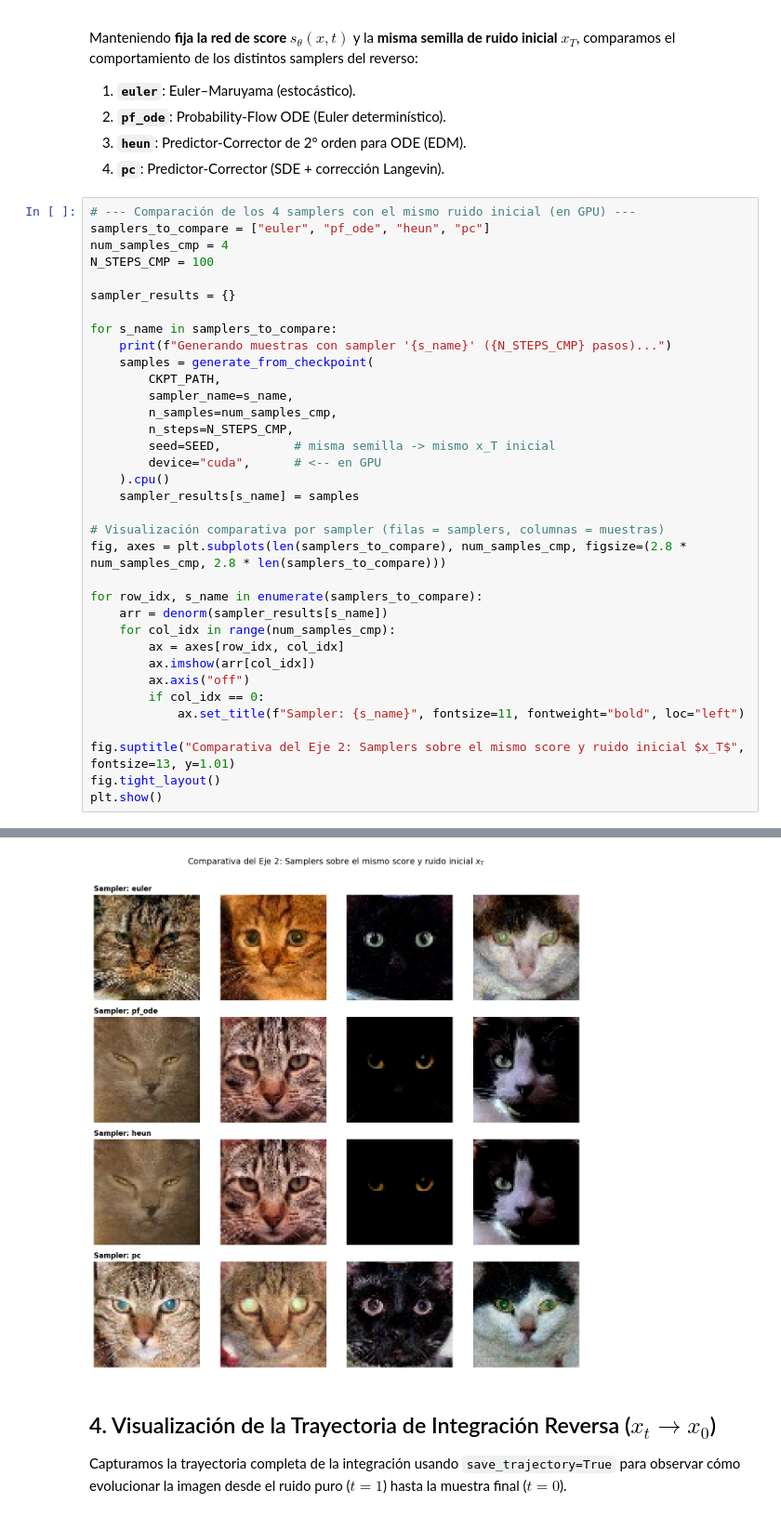
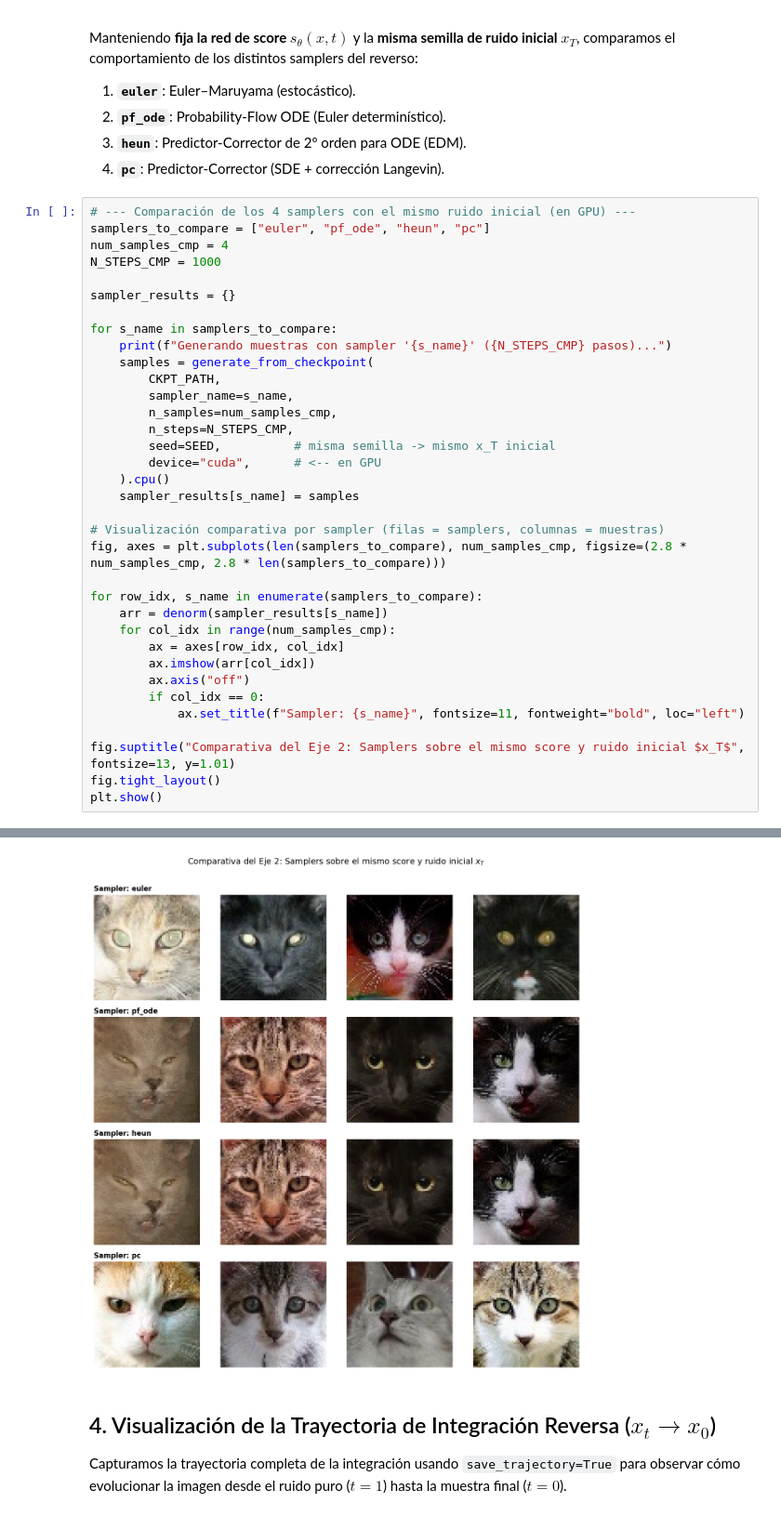
Before and after one commit to bravoivanagustin/diffusion-models, a Jupyter notebook: diffusion-models/notebooks/07_sample_cats_from_checkpoint.ipynb, the cells around one changed output, grey strips where cells are left out. Shown at 93% size. Cells and saved outputs as stored; diff of their text form.

```diff
--- a/diffusion-models/notebooks/07_sample_cats_from_checkpoint.ipynb
+++ b/diffusion-models/notebooks/07_sample_cats_from_checkpoint.ipynb
@@ -189,7 +190,7 @@ Manteniendo **fija la red de score $s_\theta(x,t)$** y la **misma semilla de rui
 # --- Comparación de los 4 samplers con el mismo ruido inicial (en GPU) ---
 samplers_to_compare = ["euler", "pf_ode", "heun", "pc"]
 num_samples_cmp = 4
-N_STEPS_CMP = 100
+N_STEPS_CMP = 1000
 
 sampler_results = {}
 
@@ -228,4 +229,4 @@ Generando muestras con sampler 'pc' (100 pasos)...
-[figure, old version]
+[figure, new version]
 # %% [markdown]
 ## 4. Visualización de la Trayectoria de Integración Reversa ($x_t \to x_0$)
 
```
Also changed, not shown: parts of 6 cells of this notebook, 2 other files.
